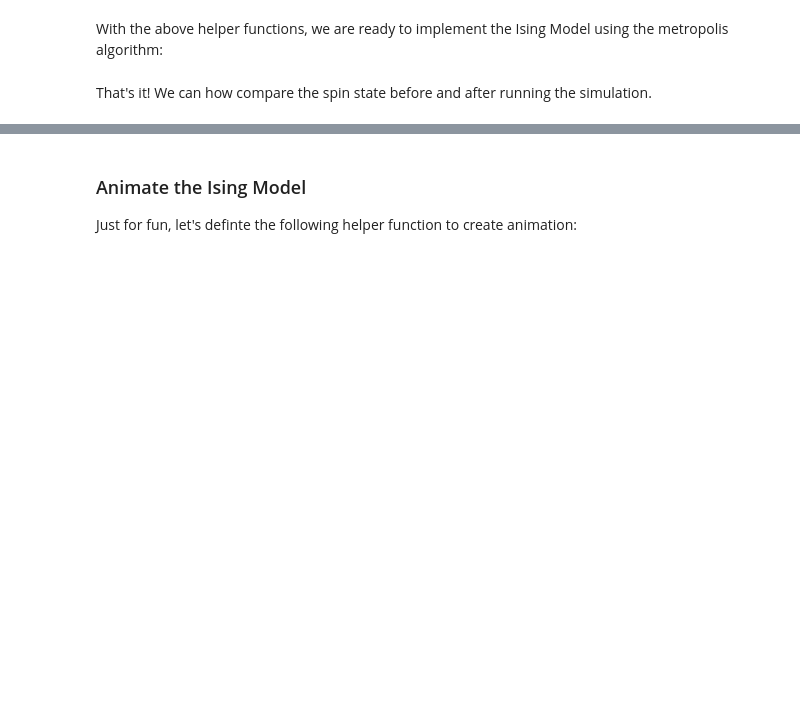
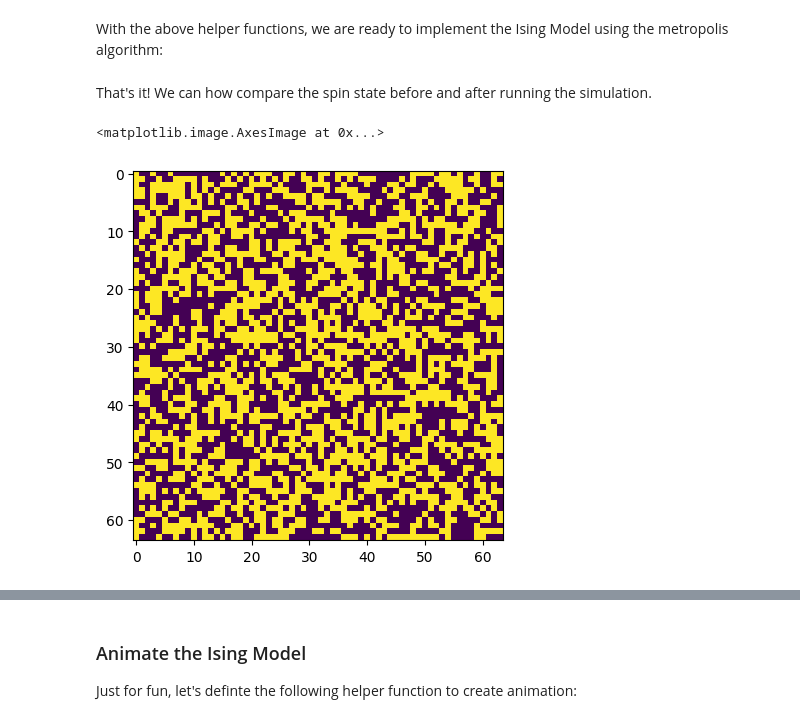
Before and after one commit to jaknepler/phys305, a Jupyter notebook: docs/19/notes.ipynb, the cells around one changed output, grey strips where cells are left out. Drawn from its saved outputs; the diff is of its cells as text; code cells hidden in the pictures; blank space fills up the shorter version.

```diff
--- a/docs/19/notes.ipynb
+++ b/docs/19/notes.ipynb
@@ -173,5 +231,9 @@ That's it!
 We can how compare the spin state before and after running the simulation.
 # %%
 # HANDSON: visualize the initial spin state
+plt.imshow(ising)
+# %% [output]
+<matplotlib.image.AxesImage at 0x...>
+[figure, added]
 # %%
 # HANDSON: run the simuluation for, e.g., 100,000 steps
```
Also changed, not shown: parts of 31 cells of this notebook, 3 other files.
